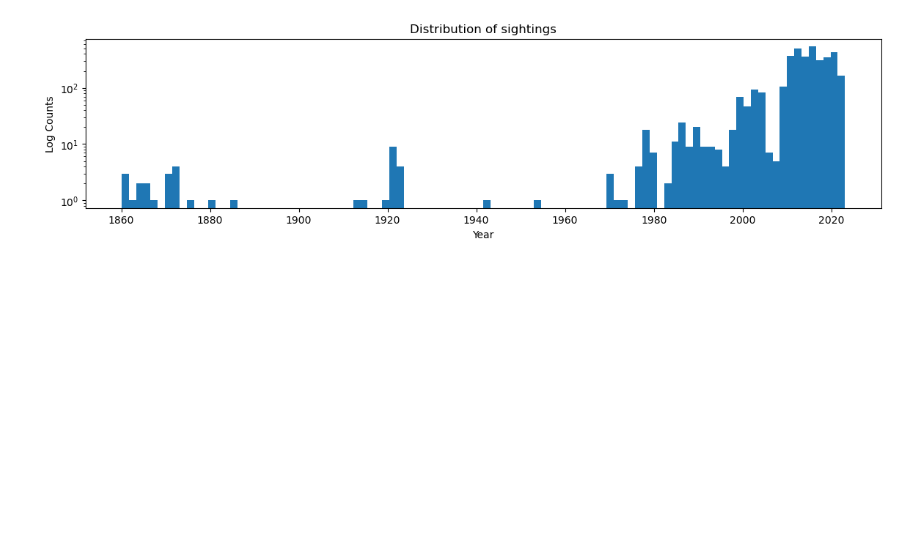
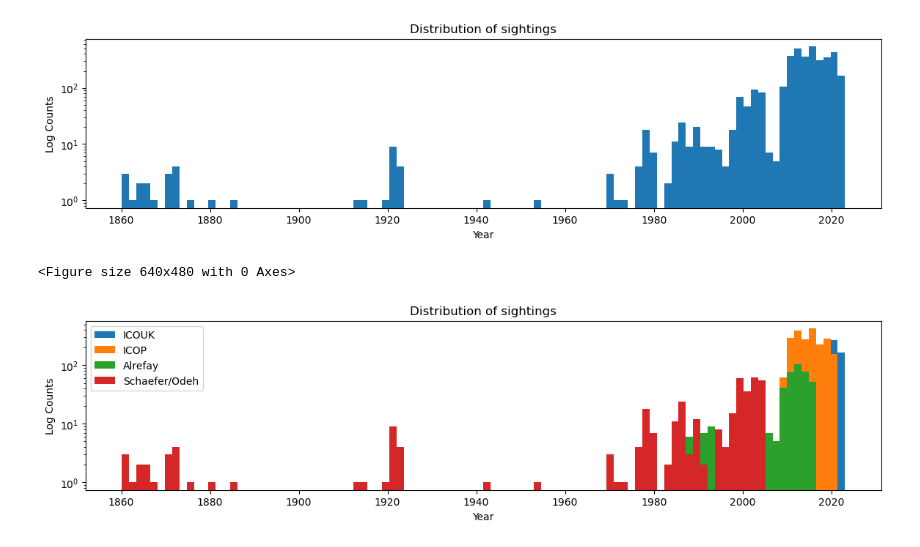
Before and after one commit to EmmaAlexander/mphys-moon, a Jupyter notebook: Code/moon_sightings_visualisation.ipynb, the cells around one changed output. Drawn from its saved outputs; the diff is of its cells as text; code cells hidden in the pictures; blank space fills up the shorter version.

```diff
--- a/Code/moon_sightings_visualisation.ipynb
+++ b/Code/moon_sightings_visualisation.ipynb
@@ -38,10 +47,10 @@ ax = fig.add_subplot(111,projection=crs)
 ax.coastlines()
 ax.gridlines(draw_labels=True, dms=True, x_inline=False, y_inline=False)
 
-for i, source in enumerate(sources):
+for source, name in zip(sources,source_names):
     x = source["Longitude"]
     y = source["Latitude"]
-    ax.plot(x,y,".",label=source_names[i])
+    ax.plot(x,y,".",label=name)
 
 fig.suptitle("Geographic distribution of sightings")
 fig.legend(loc="lower center",ncol=4)
@@ -104,0 +112,21 @@ plt.show()
+# %%
+dates_list = [datetime.strptime(Time(date,format="jd").strftime('%Y-%M-%d'), '%Y-%M-%d').date() for date in data["Date"]]
+#print(dates_list[1].timestamp())
+
+(n, bins, patches) = plt.hist(dates_list, bins=100)
+plt.clf()
+
+fig = plt.figure(figsize=(14,3))
+ax = fig.add_subplot(1,1,1)
+
+for source, name in zip(sources,source_names):
+    dates_list = [datetime.strptime(Time(date,format="jd").strftime('%Y-%M-%d'), '%Y-%M-%d').date() for date in source["Date"]]
+    ax.hist(dates_list,bins,log=True,label=name)
+ax.set_title("Distribution of sightings")
+ax.set_ylabel("Log Counts")
+ax.set_xlabel("Year")
+ax.legend()
+plt.show()
+# %% [output]
+<Figure size 640x480 with 0 Axes>
+[figure, added]
```
Also changed, not shown: parts of 12 cells of this notebook, 10 other files.
